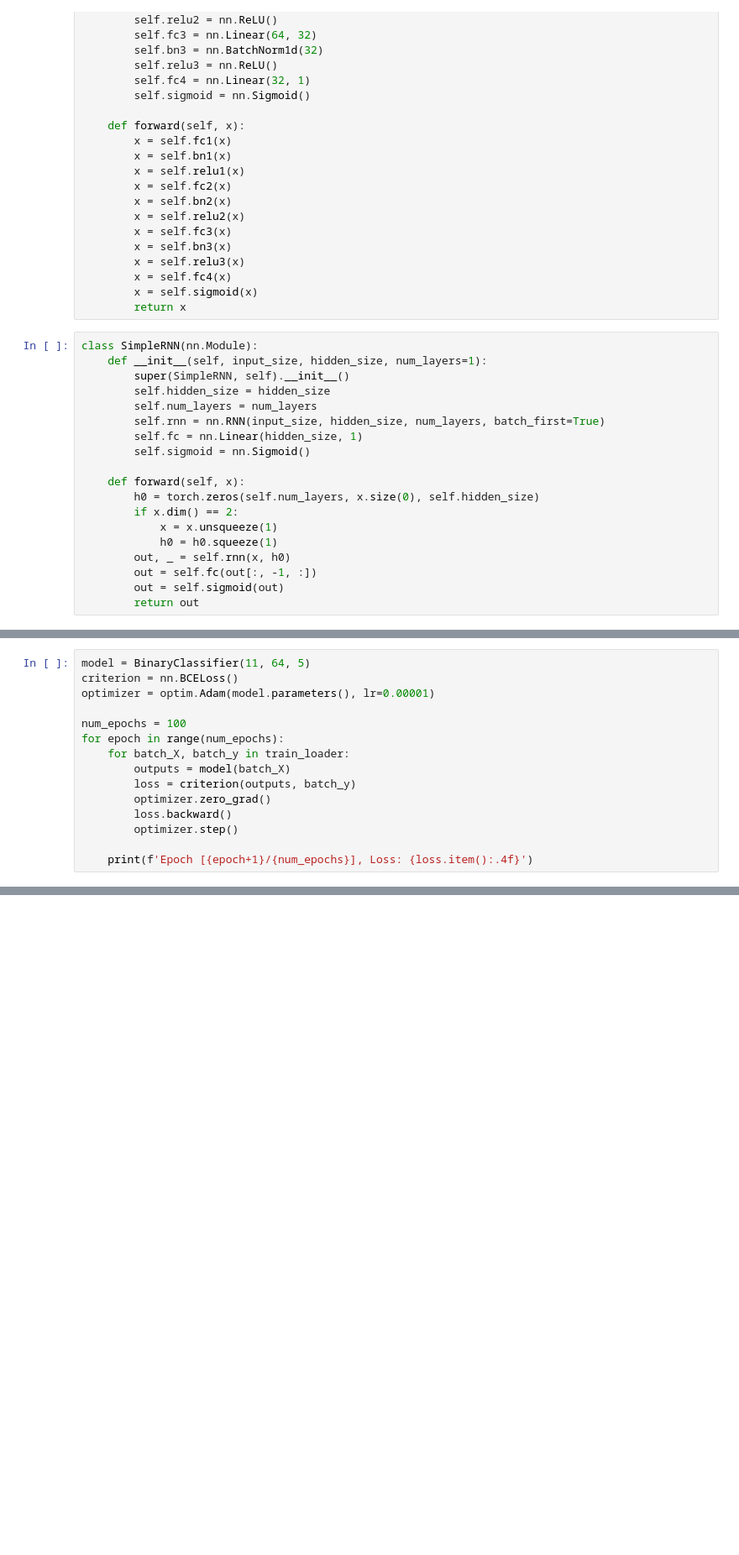
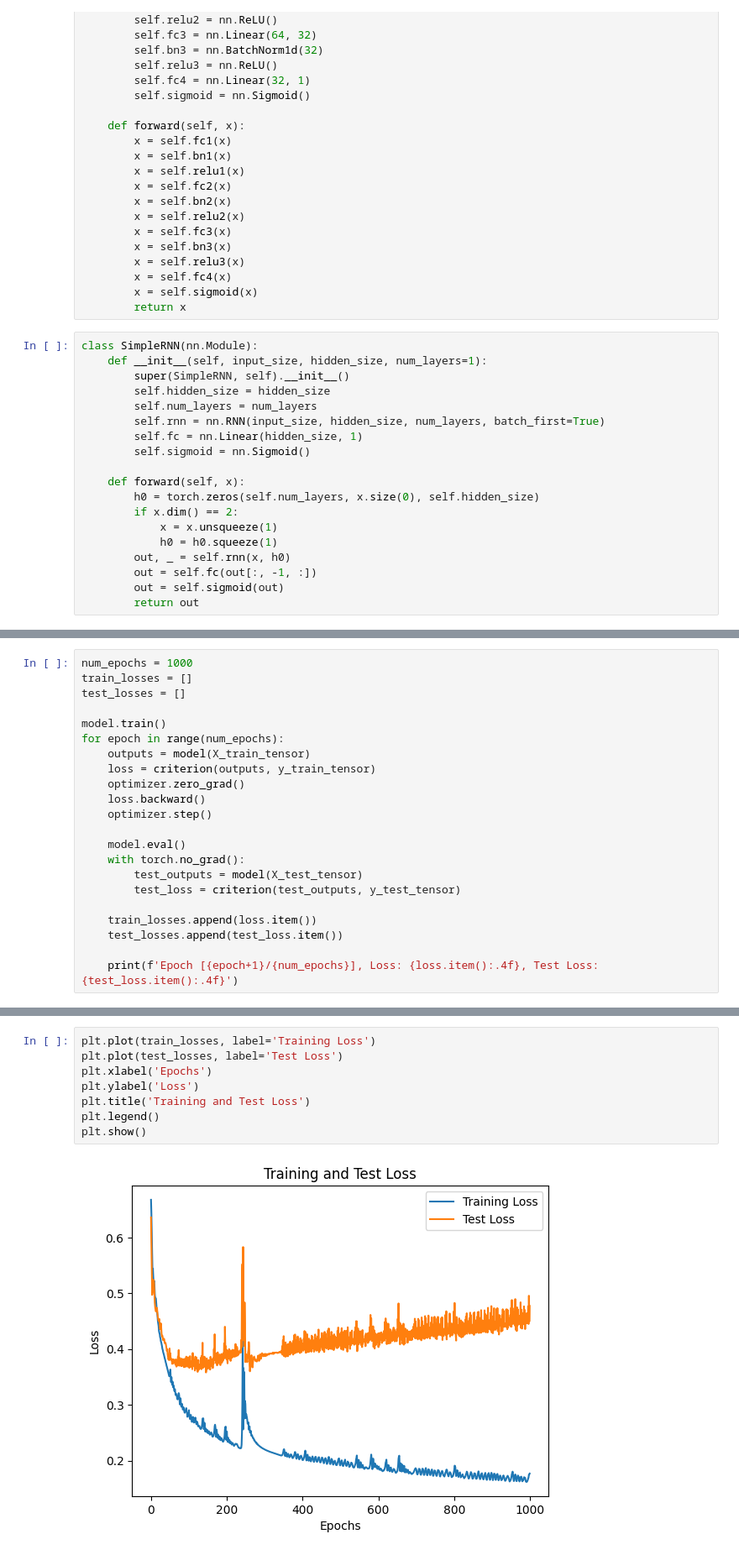
Before and after one commit to mghanem8/ECG-ST-Episode-Detection, a Jupyter notebook: classification.ipynb, the cells around one changed output, grey strips where cells are left out. Shown: that part at 84% size. Saved outputs shown, nothing was run; the diff lists cells and outputs as text; blank space fills up the shorter version.

```diff
--- a/classification.ipynb
+++ b/classification.ipynb
@@ -95,16 +102,23 @@ train_loader = DataLoader(train_dataset, batch_size=64, shuffle=True)
 # %%
-model = BinaryClassifier(11, 64, 5)
-criterion = nn.BCELoss()
-optimizer = optim.Adam(model.parameters(), lr=0.00001)
+num_epochs = 1000
+train_losses = []
+test_losses = []
 
-num_epochs = 100
+model.train()
 for epoch in range(num_epochs):
-    for batch_X, batch_y in train_loader:
-        outputs = model(batch_X)
-        loss = criterion(outputs, batch_y)
-        optimizer.zero_grad()
-        loss.backward()
-        optimizer.step()
+    outputs = model(X_train_tensor)
+    loss = criterion(outputs, y_train_tensor)
+    optimizer.zero_grad()
+    loss.backward()
+    optimizer.step()
 
-    print(f'Epoch [{epoch+1}/{num_epochs}], Loss: {loss.item():.4f}')
+    model.eval()
+    with torch.no_grad():
+        test_outputs = model(X_test_tensor)
+        test_loss = criterion(test_outputs, y_test_tensor)
+
+    train_losses.append(loss.item())
+    test_losses.append(test_loss.item())
+
+    print(f'Epoch [{epoch+1}/{num_epochs}], Loss: {loss.item():.4f}, Test Loss: {test_loss.item():.4f}')
 # %% [output]
@@ -125 +142,11 @@ KeyboardInterrupt:
+# %%
+plt.plot(train_losses, label='Training Loss')
+plt.plot(test_losses, label='Test Loss')
+plt.xlabel('Epochs')
+plt.ylabel('Loss')
+plt.title('Training and Test Loss')
+plt.legend()
+plt.show()
+# %% [output]
+[figure, added]
 # %%
```
Also changed, not shown: parts of 14 cells of this notebook, 3 other files.
